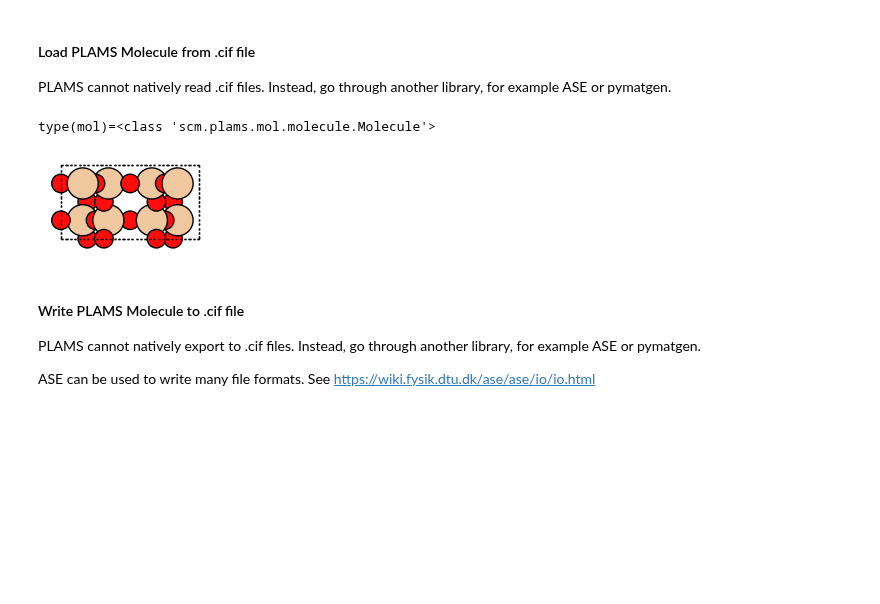
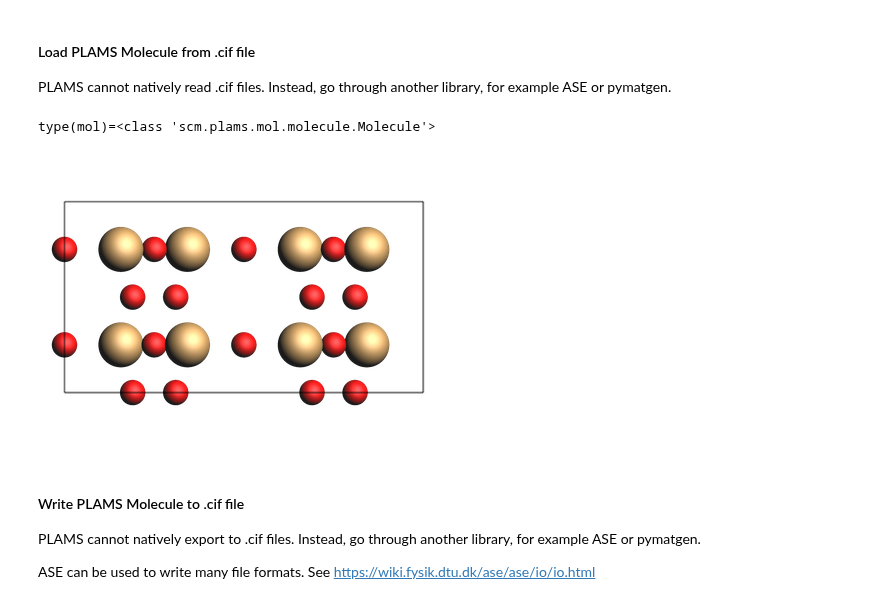
Before and after one commit to SCM-NV/PLAMS, a Jupyter notebook: examples/MoleculeFormats/MoleculeFormats.ipynb, the cells around one changed output. Drawn from its saved outputs; the diff is of its cells as text; code cells hidden in the pictures; blank space fills up the shorter version.

```diff
--- a/examples/MoleculeFormats/MoleculeFormats.ipynb
+++ b/examples/MoleculeFormats/MoleculeFormats.ipynb
@@ -81,13 +90,13 @@ PLAMS cannot natively read .cif files. Instead, go through another library, for
 # %%
 from ase.io import read
 from scm.plams import fromASE
 
 mol: Molecule = fromASE(read(cif_file))
 print(f"{type(mol)=}")
-plot_molecule(mol);
+view(mol, fixed_atom_size=False, padding=-2, width=400, height=300)
 # %% [output]
 type(mol)=<class 'scm.plams.mol.molecule.Molecule'>
-[figure, old version]
+[figure, new version]
 # %% [markdown]
 #### Write PLAMS Molecule to .cif file
 
```
Also changed, not shown: parts of 13 cells of this notebook, 13 other files.
